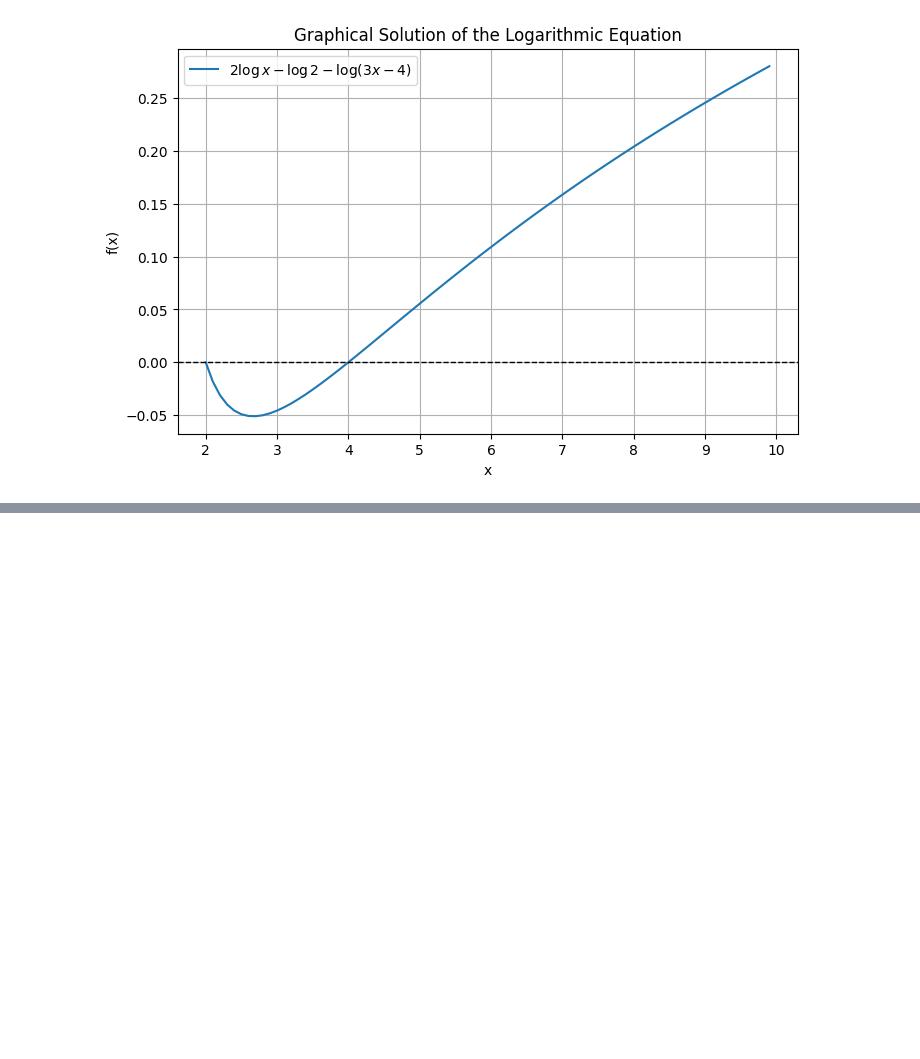
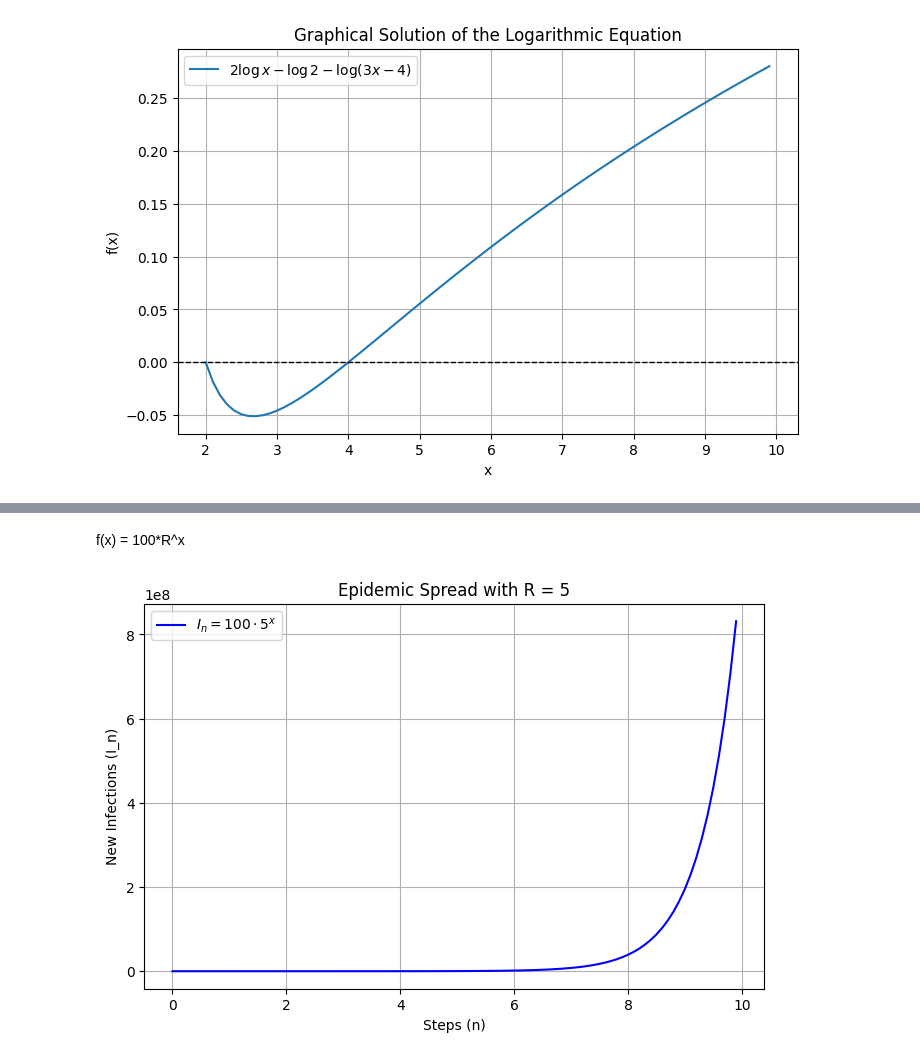
Before and after one commit to Timson1235/clouddocker, a Jupyter notebook: math/03_Powers_and_Logs/03_tasks.ipynb, the cells around one changed output, grey strips where cells are left out. Drawn from its saved outputs; the diff is of its cells as text; code cells hidden in the pictures; blank space fills up the shorter version.

```diff
--- a/math/03_Powers_and_Logs/03_tasks.ipynb
+++ b/math/03_Powers_and_Logs/03_tasks.ipynb
@@ -54,0 +77,31 @@ plt.show()
+# %% [markdown]
+f(x) = 100*R^x
+# %%
+import numpy as np
+import matplotlib.pyplot as plt
+
+# Define the function
+def f(x, R):
+    return 100 * R ** x  # Epidemic spread model
+
+# Create x values
+x_values = np.arange(0, 10, 0.1)  # Steps in the spreading process
+
+def plot_graph(R):
+    # Compute y values
+    y_values = f(x_values, R)
+
+    # Plot
+    plt.figure(figsize=(8, 5))
+    plt.plot(x_values, y_values, label=rf'$I_n = 100 \cdot {R}^x$', color='b')
+    plt.xlabel("Steps (n)")
+    plt.ylabel("New Infections (I_n)")
+    plt.title(f"Epidemic Spread with R = {R}")
+    plt.legend()
+    plt.grid()
+    plt.show()
+
+# Example: Plot for R = 5
+plot_graph(5)
+# %% [output]
+[figure, added]
```
Also changed, not shown: parts of 2 cells of this notebook, 4 other files.
